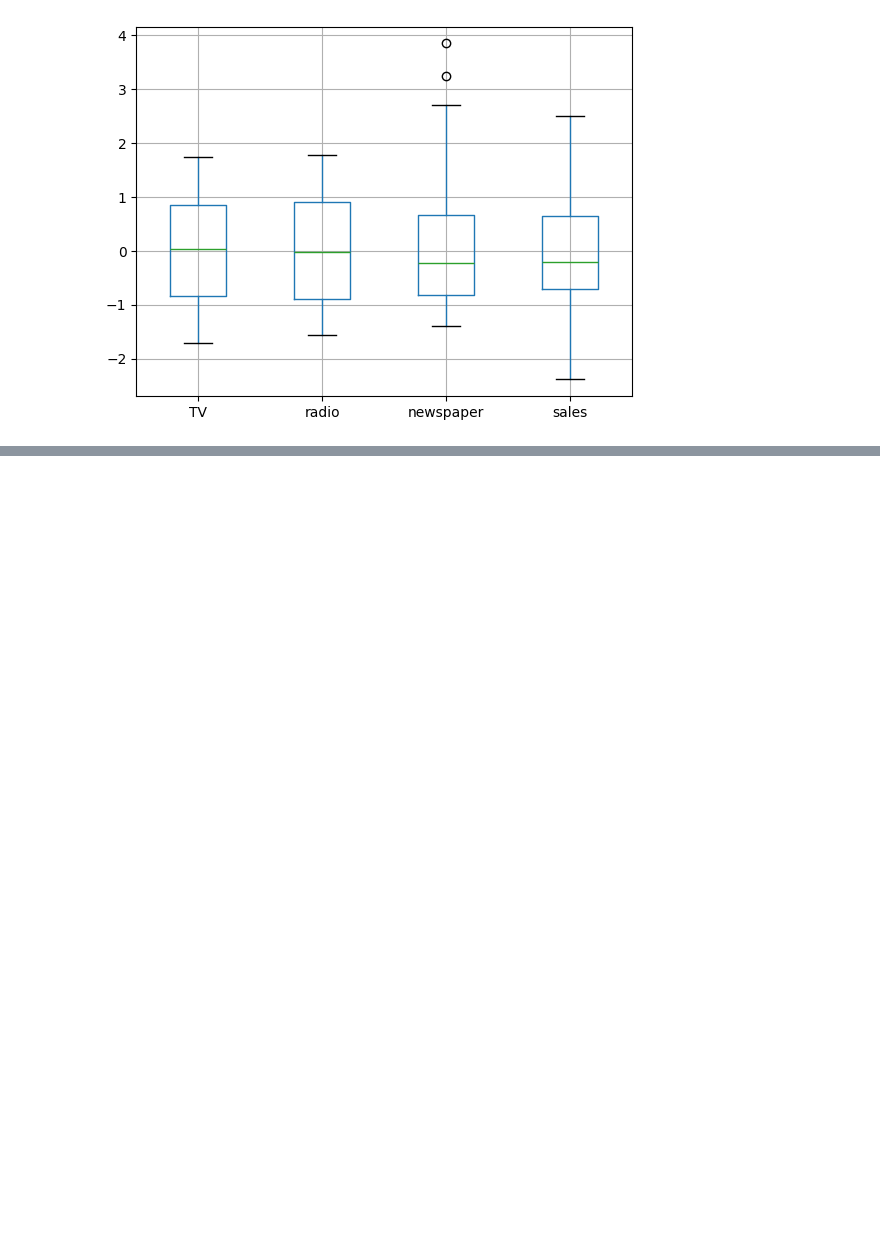
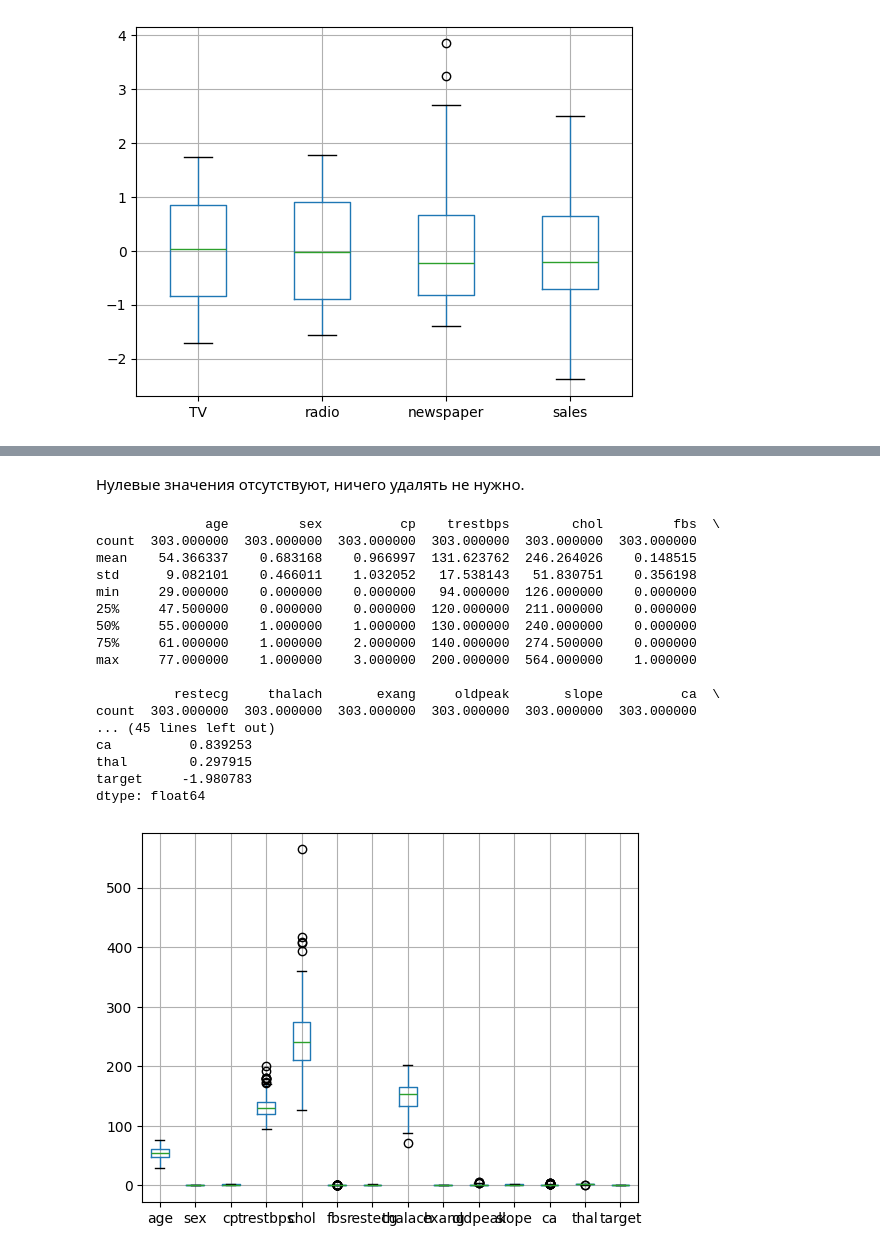
Before and after one commit to edelwiw/MachineLearning, a Jupyter notebook: Lab1.ipynb, the cells around one changed output, grey strips where cells are left out. Cells and saved outputs as stored; diff of their text form; code cells hidden in the pictures; blank space fills up the shorter version.

```diff
--- a/Lab1.ipynb
+++ b/Lab1.ipynb
@@ -193,0 +217,4 @@ plt.show()
+# %%
+# загрузка датасета
+data = pd.read_csv('heart.csv')
+data.head()
@@ -193,0 +247,34 @@ plt.show()
+# %% [markdown]
+Нулевые значения отсутствуют, ничего удалять не нужно.
+# %%
+# меры центральной тенденции для каждого признака
+print(data.describe())
+
+
+# скос и эксцесс
+print("Skewness: ")
+print(data.skew())
+print("Kurtosis: ")
+print(data.kurtosis())
+
+data.boxplot()
+plt.show()
+# %% [output]
+              age         sex          cp    trestbps        chol         fbs  \
+count  303.000000  303.000000  303.000000  303.000000  303.000000  303.000000
+mean    54.366337    0.683168    0.966997  131.623762  246.264026    0.148515
+std      9.082101    0.466011    1.032052   17.538143   51.830751    0.356198
+min     29.000000    0.000000    0.000000   94.000000  126.000000    0.000000
+25%     47.500000    0.000000    0.000000  120.000000  211.000000    0.000000
+50%     55.000000    1.000000    1.000000  130.000000  240.000000    0.000000
+75%     61.000000    1.000000    2.000000  140.000000  274.500000    0.000000
+max     77.000000    1.000000    3.000000  200.000000  564.000000    1.000000
+
+          restecg     thalach       exang     oldpeak       slope          ca  \
+count  303.000000  303.000000  303.000000  303.000000  303.000000  303.000000
+... (45 lines left out)
+ca          0.839253
+thal        0.297915
+target     -1.980783
+dtype: float64
+[figure, added]
```
Also changed, not shown: parts of 19 cells of this notebook.
